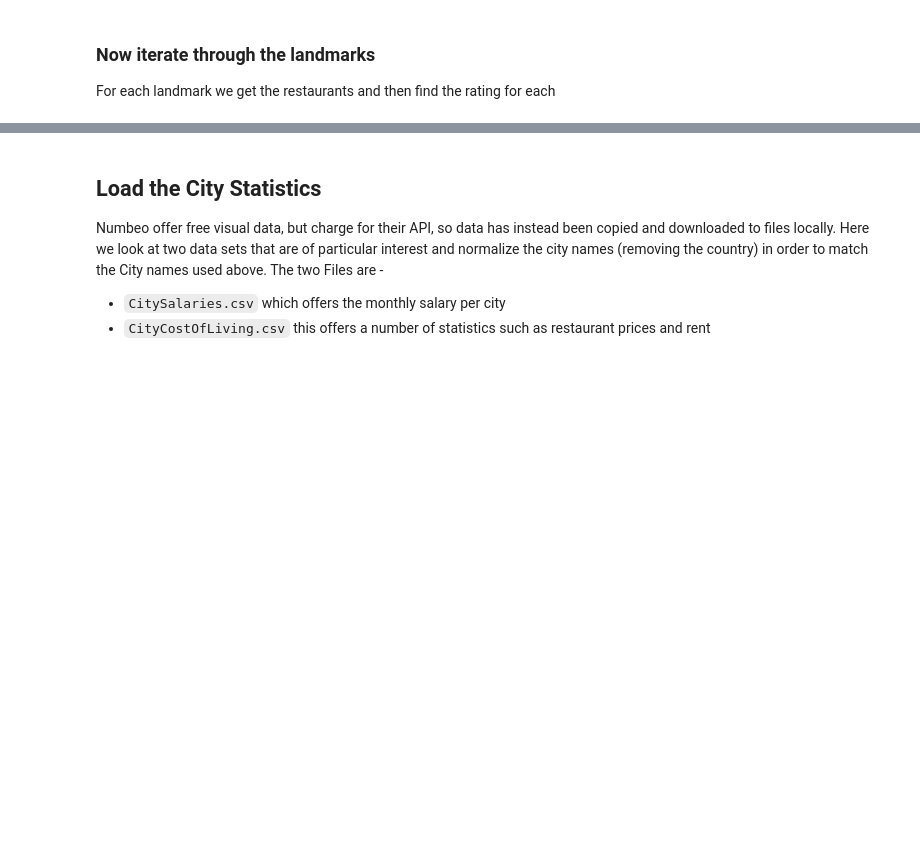
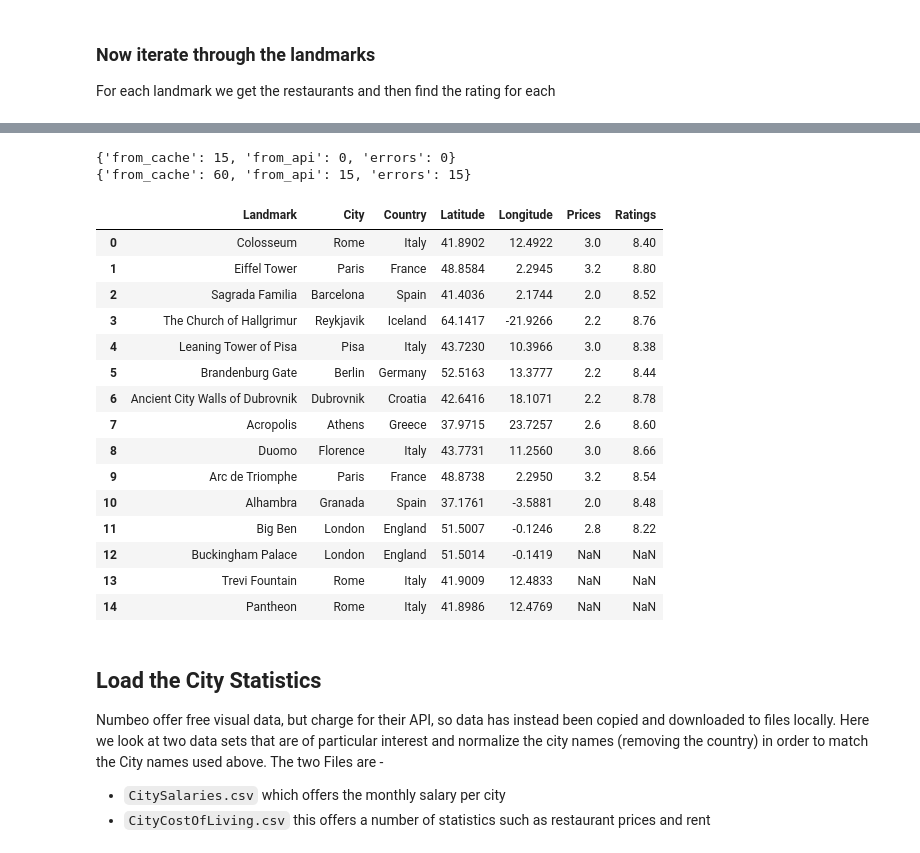
Before and after one commit to bill-looby/Coursera_Capstone, a Jupyter notebook: Investigations.ipynb, the cells around one changed output, grey strips where cells are left out. Cells and saved outputs as stored; diff of their text form; code cells hidden in the pictures; blank space fills up the shorter version.

```diff
--- a/Investigations.ipynb
+++ b/Investigations.ipynb
@@ -34,10 +34,11 @@ All FourSquare APIs will go through this. We are not time sensitive, so the retr
 
 To make matters worse, the price and rating information requires a 'premium' call (restricted to 50 API calls per day for a sandbox account), so we may also need to restrict the number of Landmarks being considered in this study.
 # %%
-import requests
-from pandas.io.json import json_normalize
-
 CLIENT_ID = 'LKJ2HMDVO3MXO2MPSE5QO5R2HPLONX0YHRT4J23I3QCMKCXW' # your Foursquare ID
 CLIENT_SECRET = 'VVQRKXFSIUI4TD15OFEDPI3VKJX5OFBGKWKBMUHG245GNWT4' # your Foursquare Secret
 VERSION = '20180605' # Foursquare API version
+
+# Lets keep some statistics on this
+basic_stats = {"from_cache":0, "from_api":0, "errors":0}
+premium_stats = {"from_cache":0, "from_api":0, "errors":0}
 # %%
@@ -149,20 +154,25 @@ section='food'
 prices = []
 ratings = []
 
-dfl = df_landmarks.head(3)
+df_landmark_details = df_landmarks.head(15)
 
 for index, row in dfl.iterrows():
     print(row[0]) # as this takes a while to run - need feedback
     results = get_venues_close(row[3],row[4],'food')
     df_restaurants = get_restaurant_ids(results)
+
+    df_restaurants = df_restaurants.head(5) # populate the cache at least a little for all landmarks - we'll get the rest later
+
     rids = df_restaurants['venue.id']
     avgp, avgr = get_average_price_and_rating(rids)
     prices.append(avgp)
     ratings.append(avgr)
 
-dfl = dfl.assign(Prices=pd.Series(prices))
-dfl = dfl.assign(Ratings=pd.Series(ratings))
-dfl.head()
+df_landmark_details = df_landmark_details.assign(Prices=pd.Series(prices))
+df_landmark_details = df_landmark_details.assign(Ratings=pd.Series(ratings))
+df_landmark_details.head()
+print(basic_stats)
+print(premium_stats)
 # %% [output]
 Colosseum
 Eiffel Tower
@@ -170,3 +194,26 @@ KeyError: 'root'
+# %%
+print(basic_stats)
+print(premium_stats)
+dfl
+# %% [output]
+{'from_cache': 15, 'from_api': 0, 'errors': 0}
+{'from_cache': 60, 'from_api': 15, 'errors': 15}
+|  | Landmark | City | Country | Latitude | Longitude | Prices | Ratings |
+| 0 | Colosseum | Rome | Italy | 41.8902 | 12.4922 | 3.0 | 8.40 |
+| 1 | Eiffel Tower | Paris | France | 48.8584 | 2.2945 | 3.2 | 8.80 |
+| 2 | Sagrada Familia | Barcelona | Spain | 41.4036 | 2.1744 | 2.0 | 8.52 |
+| 3 | The Church of Hallgrimur | Reykjavik | Iceland | 64.1417 | -21.9266 | 2.2 | 8.76 |
+| 4 | Leaning Tower of Pisa | Pisa | Italy | 43.7230 | 10.3966 | 3.0 | 8.38 |
+| 5 | Brandenburg Gate | Berlin | Germany | 52.5163 | 13.3777 | 2.2 | 8.44 |
+| 6 | Ancient City Walls of Dubrovnik | Dubrovnik | Croatia | 42.6416 | 18.1071 | 2.2 | 8.78 |
+| 7 | Acropolis | Athens | Greece | 37.9715 | 23.7257 | 2.6 | 8.60 |
+| 8 | Duomo | Florence | Italy | 43.7731 | 11.2560 | 3.0 | 8.66 |
+| 9 | Arc de Triomphe | Paris | France | 48.8738 | 2.2950 | 3.2 | 8.54 |
+| 10 | Alhambra | Granada | Spain | 37.1761 | -3.5881 | 2.0 | 8.48 |
+| 11 | Big Ben | London | England | 51.5007 | -0.1246 | 2.8 | 8.22 |
+| 12 | Buckingham Palace | London | England | 51.5014 | -0.1419 | NaN | NaN |
+| 13 | Trevi Fountain | Rome | Italy | 41.9009 | 12.4833 | NaN | NaN |
+| 14 | Pantheon | Rome | Italy | 41.8986 | 12.4769 | NaN | NaN |
 # %% [markdown]
 ## Load the City Statistics
 
```
Also changed, not shown: parts of 5 cells of this notebook.
